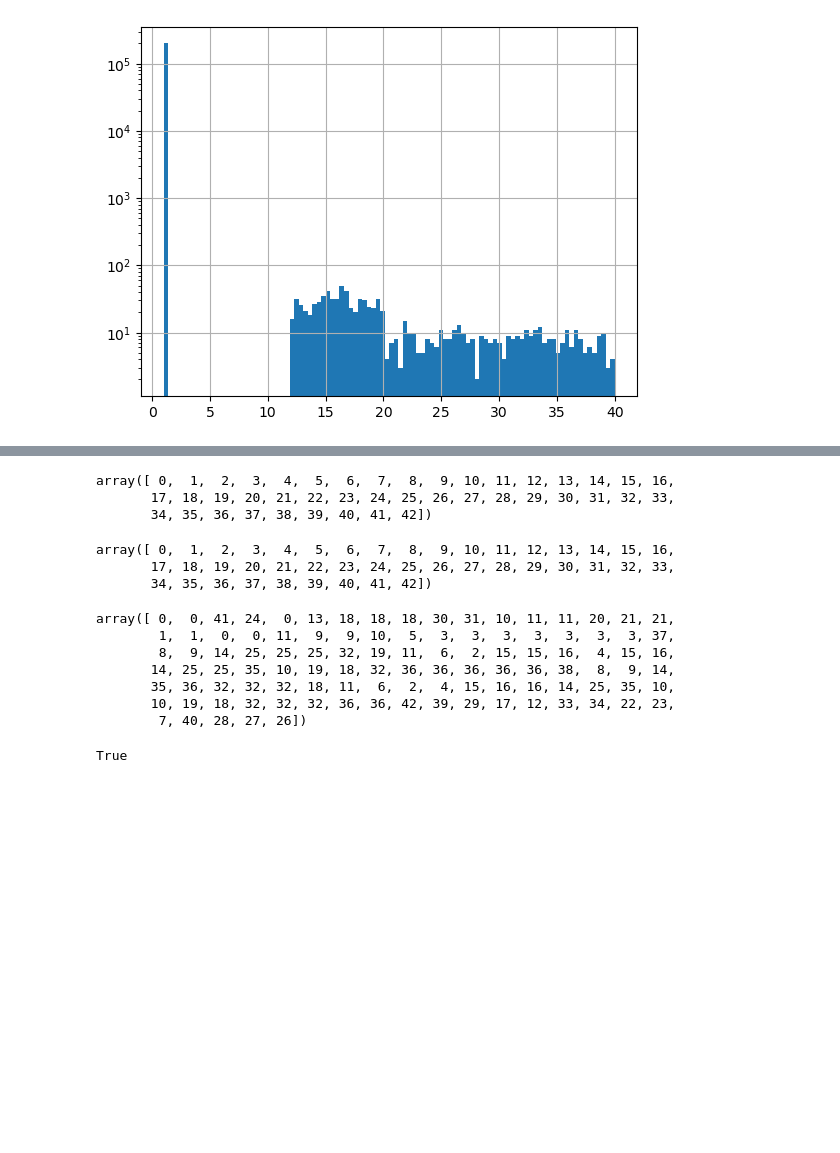
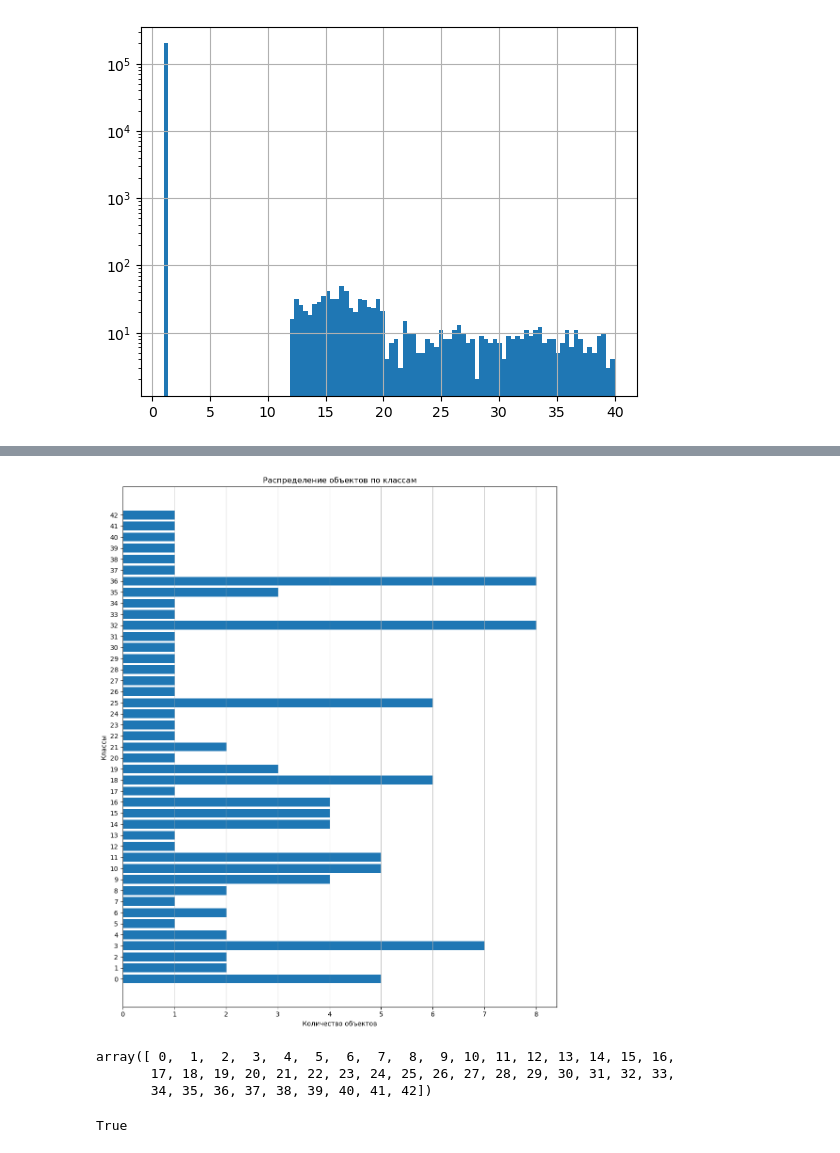
Before and after one commit to LabADTHeatNet/HNN, a Jupyter notebook: analyse_data.ipynb, the cells around one changed output, grey strips where cells are left out. Cells and saved outputs as stored; diff of their text form; code cells hidden in the pictures; blank space fills up the shorter version.

```diff
--- a/analyse_data.ipynb
+++ b/analyse_data.ipynb
@@ -418 +464,14 @@ fwd_id_section = np.array([ 0,  0, 41, 24,  0, 13, 18, 18, 18, 30, 31, 10, 11, 1
+# %%
+unique_values, counts = np.unique(fwd_id_section, return_counts=True)
+plt.figure(figsize=(10, 12))
+plt.barh(unique_values, counts)
+plt.yticks(unique_values)
+plt.ylabel('Классы')
+plt.xlabel('Количество объектов')
+plt.title('Распределение объектов по классам')
+plt.grid(axis='x', alpha=0.75)
+plt.tight_layout()
+plt.show()
+# %% [output]
+[figure, added]
 # %%
@@ -421,22 +480,6 @@ np.unique(fwd_id_section)
 array([ 0,  1,  2,  3,  4,  5,  6,  7,  8,  9, 10, 11, 12, 13, 14, 15, 16,
        17, 18, 19, 20, 21, 22, 23, 24, 25, 26, 27, 28, 29, 30, 31, 32, 33,
        34, 35, 36, 37, 38, 39, 40, 41, 42])
-# %%
-np.unique(bwd_id_section)
-# %% [output]
-array([ 0,  1,  2,  3,  4,  5,  6,  7,  8,  9, 10, 11, 12, 13, 14, 15, 16,
-       17, 18, 19, 20, 21, 22, 23, 24, 25, 26, 27, 28, 29, 30, 31, 32, 33,
-       34, 35, 36, 37, 38, 39, 40, 41, 42])
-# %%
-edges_df['id_section'].to_numpy()
-# %% [output]
-array([ 0,  0, 41, 24,  0, 13, 18, 18, 18, 30, 31, 10, 11, 11, 20, 21, 21,
-        1,  1,  0,  0, 11,  9,  9, 10,  5,  3,  3,  3,  3,  3,  3,  3, 37,
-        8,  9, 14, 25, 25, 25, 32, 19, 11,  6,  2, 15, 15, 16,  4, 15, 16,
-       14, 25, 25, 35, 10, 19, 18, 32, 36, 36, 36, 36, 36, 38,  8,  9, 14,
-       35, 36, 32, 32, 32, 18, 11,  6,  2,  4, 15, 16, 16, 14, 25, 35, 10,
-       10, 19, 18, 32, 32, 32, 36, 36, 42, 39, 29, 17, 12, 33, 34, 22, 23,
-        7, 40, 28, 27, 26])
 # %%
 data = Data(edge_index = edge_index)
 data.has_isolated_nodes()
```
Also changed, not shown: parts of 44 cells of this notebook, 3 other files.
